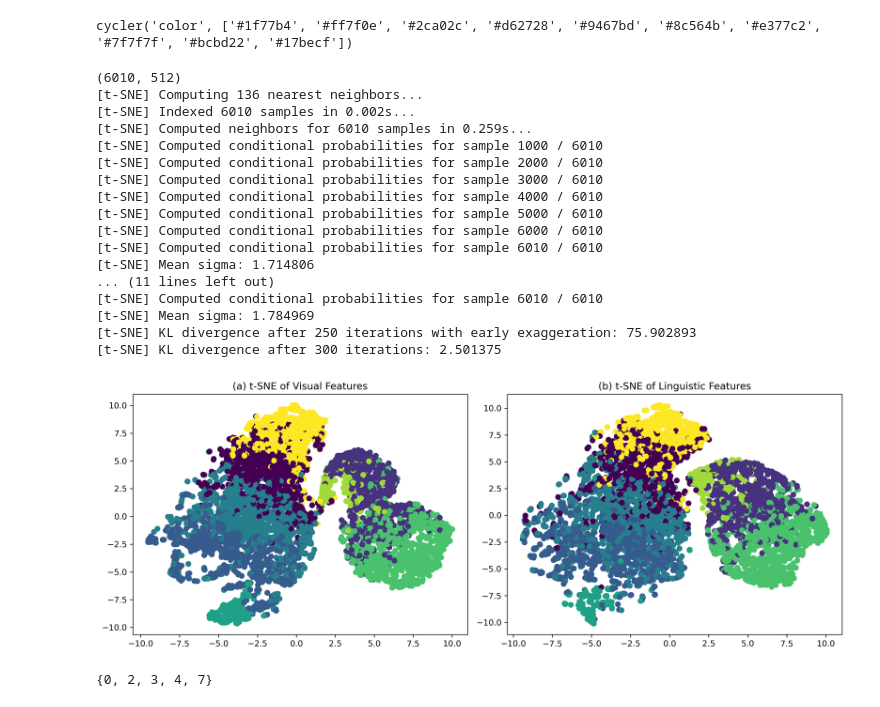
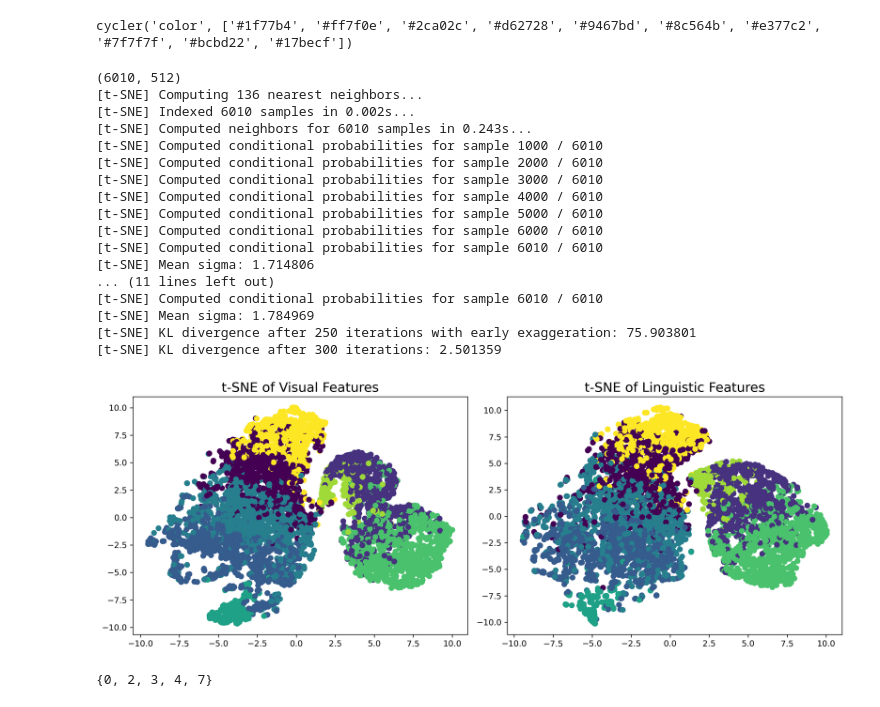
Before and after one commit to RavenKiller/MEE, a Jupyter notebook: scripts/visualization_feature.ipynb, the cells around one changed output. Saved outputs shown, nothing was run; the diff lists cells and outputs as text; code cells hidden in the pictures.

```diff
--- a/scripts/visualization_feature.ipynb
+++ b/scripts/visualization_feature.ipynb
@@ -20,45 +20,46 @@ inst_cls = np.load(os.path.join(feature_root, "inst_cls.npy"))
 sub_cls = np.load(os.path.join(feature_root, "sub_cls.npy"))
 positive_idx = np.load(os.path.join(feature_root, "positive_idx.npy"))
 color_map = np.load(os.path.join(feature_root, "tmp/color_map1.npy"))
-
+FS = 18
 rgb_cls = (rgb_cls+depth_cls)/2 # Visual features
 inst_cls = (inst_cls+sub_cls)/2 # Linguistic features
 print(rgb_cls.shape)
 fig, axes = plt.subplots(nrows=1,ncols=2, figsize=(6.4*2, 4.8), dpi=300)
 tsne = TSNE(n_components=2, verbose=1, perplexity=45, n_iter=300)
 tsne_results = tsne.fit_transform(rgb_cls)
 axes[0].scatter(tsne_results[:, 0] ,tsne_results[:, 1], c=color_map, cmap=CMAP)
-axes[0].set_title("(a) t-SNE of Visual Features")
+axes[0].set_title("t-SNE of Visual Features", fontsize=FS)
 # axes[0].set_axis_off()
 # axes[0].set_xticks([])
 
 tsne = TSNE(n_components=2, verbose=1, perplexity=45, n_iter=300)
 tsne_results = tsne.fit_transform(inst_cls)
 axes[1].scatter(tsne_results[:, 0] ,-tsne_results[:, 1], c=color_map, cmap=CMAP)
-axes[1].set_title("(b) t-SNE of Linguistic Features")
+axes[1].set_title("t-SNE of Linguistic Features", fontsize=FS)
 # axes[1].set_axis_off()
 plt.tight_layout()
 plt.savefig("feature_visualization.pdf", dpi=300, bbox_inches="tight", pad_inches=0)
+plt.savefig("feature_visualization.png", dpi=300, bbox_inches="tight", pad_inches=0)
 plt.show()
 # %% [output]
 (6010, 512)
 [t-SNE] Computing 136 nearest neighbors...
 [t-SNE] Indexed 6010 samples in 0.002s...
-[t-SNE] Computed neighbors for 6010 samples in 0.259s...
+[t-SNE] Computed neighbors for 6010 samples in 0.243s...
 [t-SNE] Computed conditional probabilities for sample 1000 / 6010
 [t-SNE] Computed conditional probabilities for sample 2000 / 6010
 [t-SNE] Computed conditional probabilities for sample 3000 / 6010
 [t-SNE] Computed conditional probabilities for sample 4000 / 6010
 [t-SNE] Computed conditional probabilities for sample 5000 / 6010
 [t-SNE] Computed conditional probabilities for sample 6000 / 6010
 [t-SNE] Computed conditional probabilities for sample 6010 / 6010
 [t-SNE] Mean sigma: 1.714806
 ... (11 lines left out)
 [t-SNE] Computed conditional probabilities for sample 6010 / 6010
 [t-SNE] Mean sigma: 1.784969
-[t-SNE] KL divergence after 250 iterations with early exaggeration: 75.902893
-[t-SNE] KL divergence after 300 iterations: 2.501375
+[t-SNE] KL divergence after 250 iterations with early exaggeration: 75.903801
+[t-SNE] KL divergence after 300 iterations: 2.501359
-[figure, old version]
+[figure, new version]
 # %%
 a = set()
 for i,v in enumerate(color_map):
```
Also changed, not shown: 3 other files.
